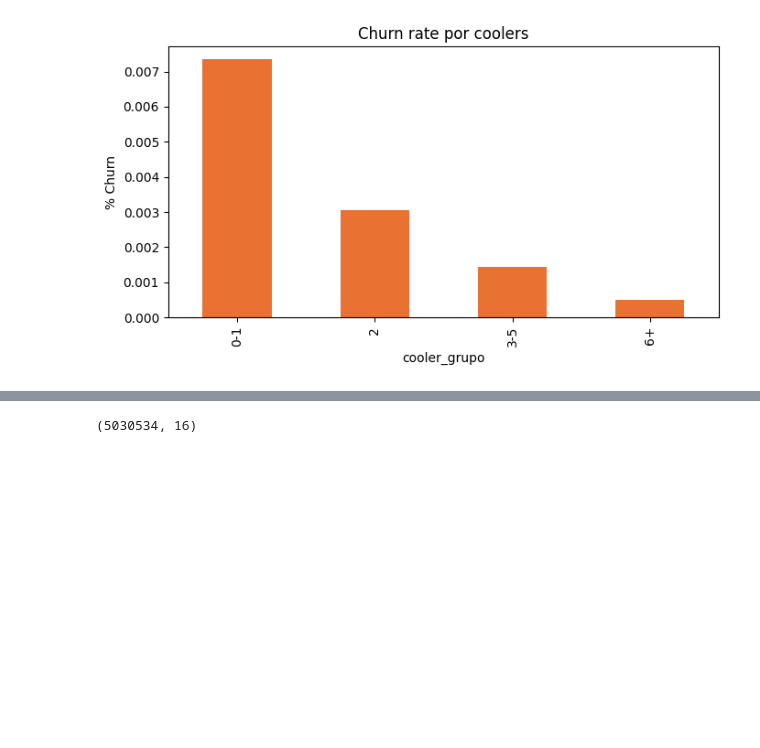
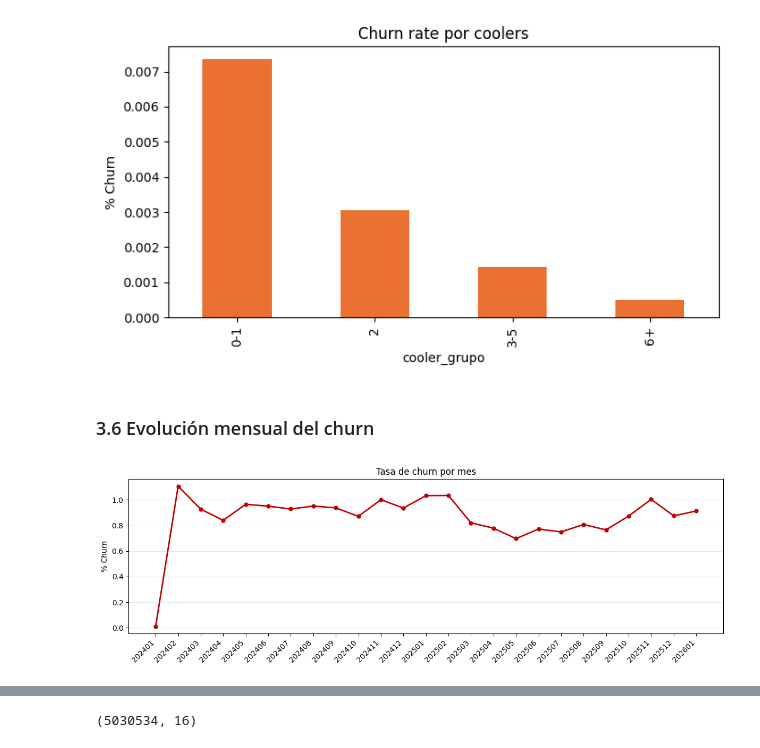
Before and after one commit to samanthast13/churn-hunters, a Jupyter notebook: exploracion.ipynb, the cells around one changed output, grey strips where cells are left out. Drawn from its saved outputs; the diff is of its cells as text; code cells hidden in the pictures; blank space fills up the shorter version.

```diff
--- a/exploracion.ipynb
+++ b/exploracion.ipynb
@@ -105,3 +134,20 @@ cooler_grupo
 6+     0.000494
 Name: target, dtype: float64
 [figure]
+# %% [markdown]
+### 3.6 Evolución mensual del churn
+# %%
+churn_mes = df.groupby('calmonth')['target'].mean().reset_index()
+churn_mes['calmonth'] = churn_mes['calmonth'].astype(str)
+
+plt.figure(figsize=(12,4))
+plt.plot(churn_mes['calmonth'], churn_mes['target']*100, color='#C00000', linewidth=2, marker='o', markersize=5)
+plt.title('Tasa de churn por mes')
+plt.ylabel('% Churn')
+plt.xticks(rotation=45, ha='right')
+plt.grid(axis='y', alpha=0.3)
+plt.tight_layout()
+plt.savefig('/Users/samanthaabigailsaucedatrevino/hackathon-churn/data/churn_mes.png')
+plt.show()
+# %% [output]
+[figure, added]
```
Also changed, not shown: parts of 39 cells of this notebook, 1 other file.
